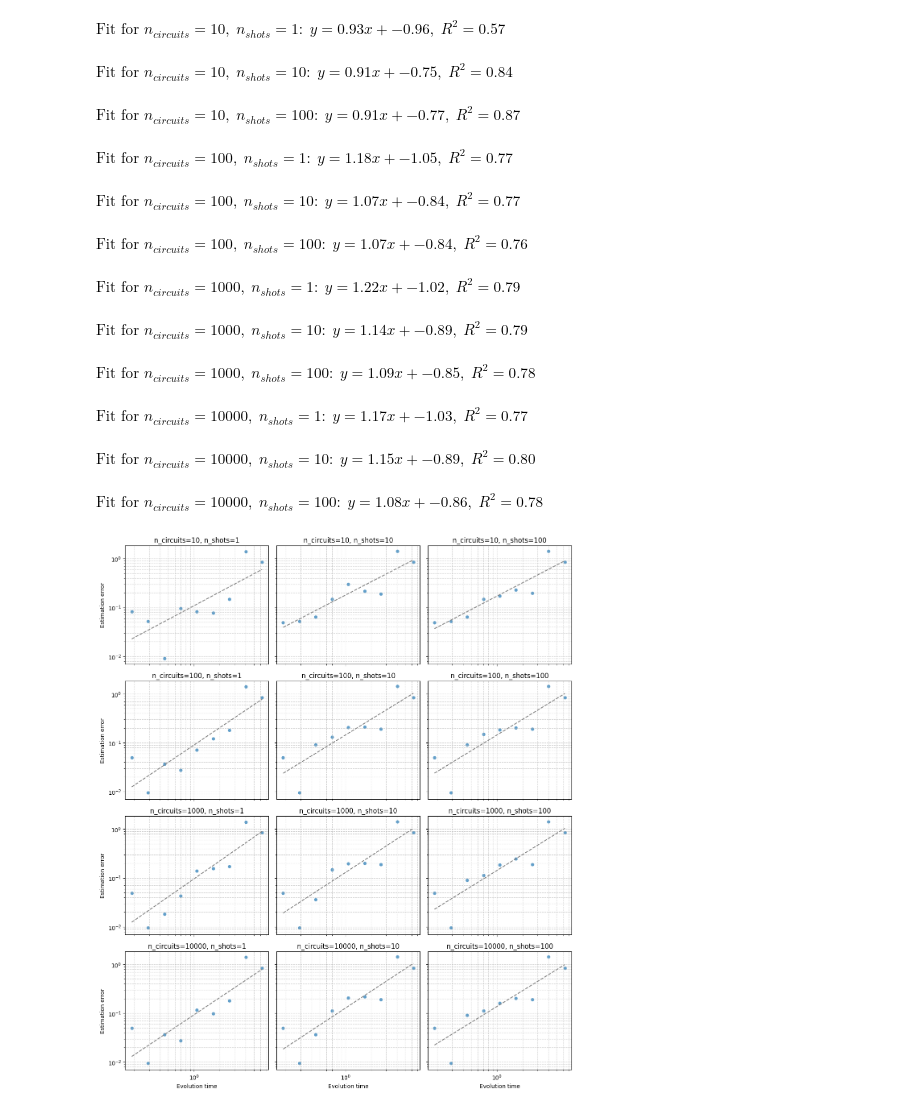
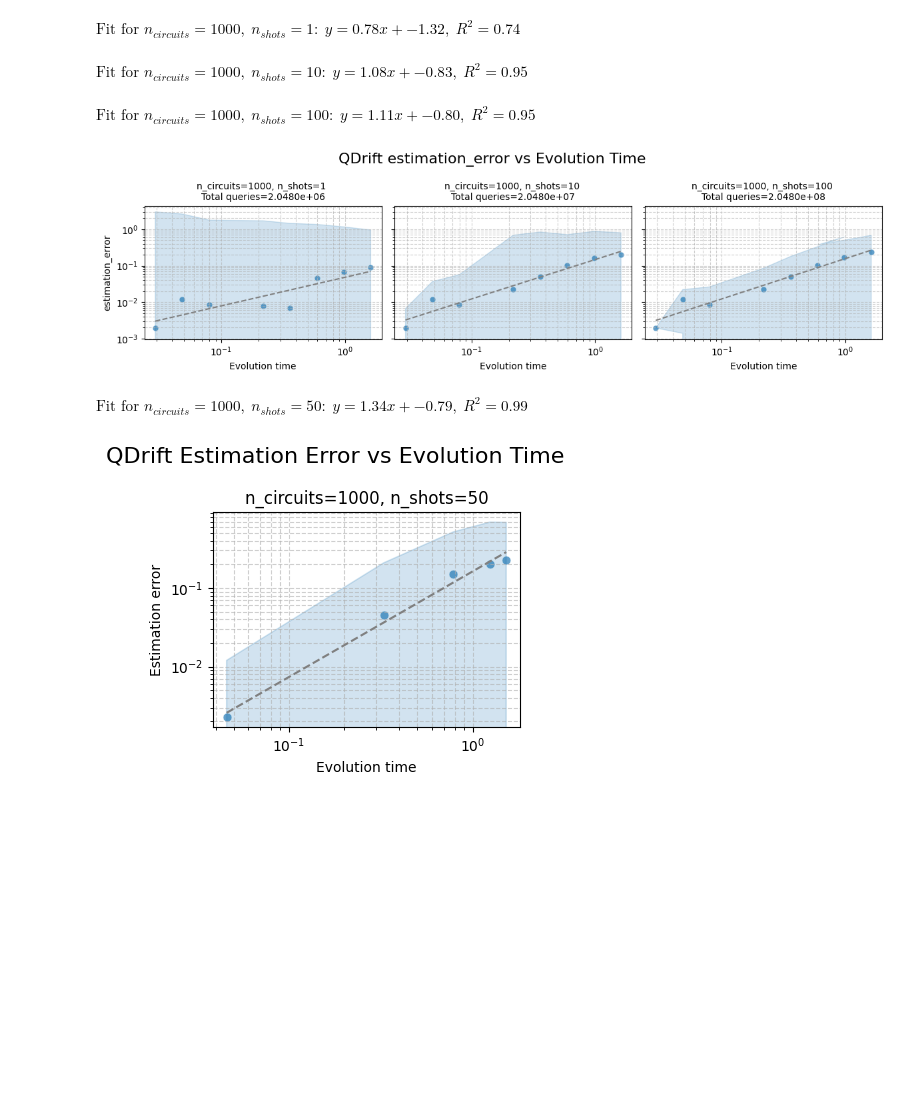
Before and after one commit to Rick0317/qDriftExtraPolation, a Jupyter notebook: src/parameter_sweep/quick_n_dirty_visualizations.ipynb, the cells around one changed output. Saved outputs shown, nothing was run; the diff lists cells and outputs as text; code cells hidden in the pictures; blank space fills up the shorter version.

Commit message:
new parameters

```diff
--- a/src/parameter_sweep/quick_n_dirty_visualizations.ipynb
+++ b/src/parameter_sweep/quick_n_dirty_visualizations.ipynb
@@ -119,0 +170,8 @@ $\displaystyle \text{Fit for } n_{circuits}=10000,\; n_{shots}=10:\; y=0.92x + -
+# %%
+df_without_last_time = df[df["time"] < df["time"].max()]
+plot_qdrift_results(df_without_last_time)
+# %% [output]
+$\displaystyle \text{Fit for } n_{circuits}=1000,\; n_{shots}=1:\; y=0.78x + -1.32,\; R^2=0.74$
+$\displaystyle \text{Fit for } n_{circuits}=1000,\; n_{shots}=10:\; y=1.08x + -0.83,\; R^2=0.95$
+$\displaystyle \text{Fit for } n_{circuits}=1000,\; n_{shots}=100:\; y=1.11x + -0.80,\; R^2=0.95$
+[figure, added]
@@ -120,20 +180,7 @@ $\displaystyle \text{Fit for } n_{circuits}=10000,\; n_{shots}=10:\; y=0.92x + -
 # %%
-df2 = pd.read_csv(r"C:\Users\rodcs\Desktop\my-repos\qDriftExtraPolation\qdrift_qpe_fc_parameter_sweep_2025-09-23.csv")
-
-times = sorted(df2["time"].unique())
-df2 = df2[df2["time"] > times[0] ]  # filter for specific ancilla count if needed
+df2 = pd.read_csv(r"C:\Users\rodcs\Desktop\my-repos\qDriftExtraPolation\qdrift_qpe_fc_parameter_sweep_2025-10-02.csv")
+df2=df2[df2["ham"] == "1 qubit test"]
 plot_qdrift_results(df2)
 # %% [output]
-$\displaystyle \text{Fit for } n_{circuits}=10,\; n_{shots}=1:\; y=0.93x + -0.96,\; R^2=0.57$
+$\displaystyle \text{Fit for } n_{circuits}=1000,\; n_{shots}=50:\; y=1.34x + -0.79,\; R^2=0.99$
-$\displaystyle \text{Fit for } n_{circuits}=10,\; n_{shots}=10:\; y=0.91x + -0.75,\; R^2=0.84$
-$\displaystyle \text{Fit for } n_{circuits}=10,\; n_{shots}=100:\; y=0.91x + -0.77,\; R^2=0.87$
-$\displaystyle \text{Fit for } n_{circuits}=100,\; n_{shots}=1:\; y=1.18x + -1.05,\; R^2=0.77$
-$\displaystyle \text{Fit for } n_{circuits}=100,\; n_{shots}=10:\; y=1.07x + -0.84,\; R^2=0.77$
-$\displaystyle \text{Fit for } n_{circuits}=100,\; n_{shots}=100:\; y=1.07x + -0.84,\; R^2=0.76$
-$\displaystyle \text{Fit for } n_{circuits}=1000,\; n_{shots}=1:\; y=1.22x + -1.02,\; R^2=0.79$
-$\displaystyle \text{Fit for } n_{circuits}=1000,\; n_{shots}=10:\; y=1.14x + -0.89,\; R^2=0.79$
-$\displaystyle \text{Fit for } n_{circuits}=1000,\; n_{shots}=100:\; y=1.09x + -0.85,\; R^2=0.78$
-$\displaystyle \text{Fit for } n_{circuits}=10000,\; n_{shots}=1:\; y=1.17x + -1.03,\; R^2=0.77$
-$\displaystyle \text{Fit for } n_{circuits}=10000,\; n_{shots}=10:\; y=1.15x + -0.89,\; R^2=0.80$
-$\displaystyle \text{Fit for } n_{circuits}=10000,\; n_{shots}=100:\; y=1.08x + -0.86,\; R^2=0.78$
-[figure, old version]
+[figure, new version]
```
Also changed, not shown: parts of 9 cells of this notebook, 5 other files.
